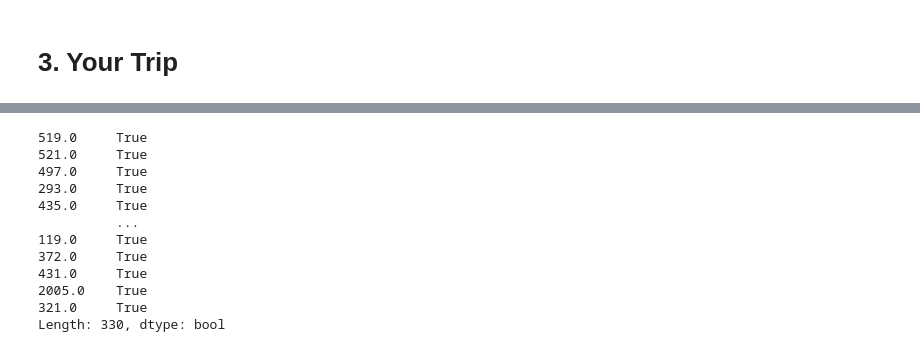
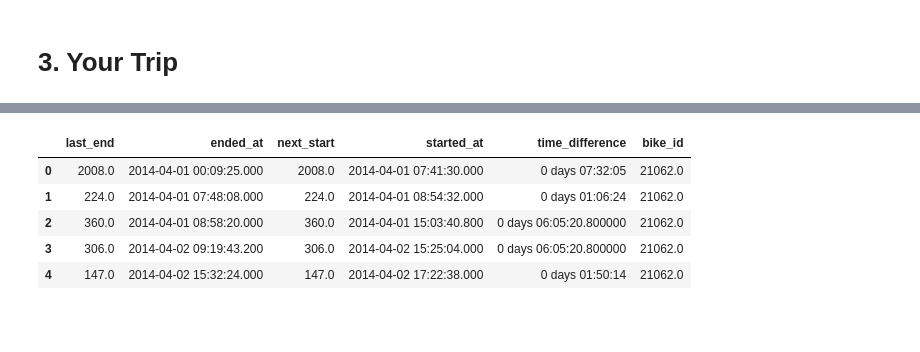
Before and after one commit to gerardrius/Final, a Jupyter notebook: main.ipynb, the cells around one changed output, grey strips where cells are left out. Drawn from its saved outputs; the diff is of its cells as text; code cells hidden in the pictures; blank space fills up the shorter version.

```diff
--- a/main.ipynb
+++ b/main.ipynb
@@ -166,4 +167,4 @@ ALL_TRIPS = cleaning.concat_all_bike_trips (april)
 # %%
 ALL_TRIPS.to_csv('data/all_trips.csv', index = False)
 # %%
-a=pd.read_csv('data/all_trips.csv')
+ALL_TRIPS = pd.read_csv('data/all_trips.csv')
@@ -188,15 +171,9 @@ import datetime
-# %%
-ALL_TRIPS.last_end.value_counts() == ALL_TRIPS.next_start.value_counts()
-# %% [output]
-519.0     True
-521.0     True
-497.0     True
-293.0     True
-435.0     True
-          ...
-119.0     True
-372.0     True
-431.0     True
-2005.0    True
-321.0     True
-Length: 330, dtype: bool
+# %%
+ALL_TRIPS.head()
+# %% [output]
+|  | last_end | ended_at | next_start | started_at | time_difference | bike_id |
+| 0 | 2008.0 | 2014-04-01 00:09:25.000 | 2008.0 | 2014-04-01 07:41:30.000 | 0 days 07:32:05 | 21062.0 |
+| 1 | 224.0 | 2014-04-01 07:48:08.000 | 224.0 | 2014-04-01 08:54:32.000 | 0 days 01:06:24 | 21062.0 |
+| 2 | 360.0 | 2014-04-01 08:58:20.000 | 360.0 | 2014-04-01 15:03:40.800 | 0 days 06:05:20.800000 | 21062.0 |
+| 3 | 306.0 | 2014-04-02 09:19:43.200 | 306.0 | 2014-04-02 15:25:04.000 | 0 days 06:05:20.800000 | 21062.0 |
+| 4 | 147.0 | 2014-04-02 15:32:24.000 | 147.0 | 2014-04-02 17:22:38.000 | 0 days 01:50:14 | 21062.0 |
```
Also changed, not shown: parts of 13 cells of this notebook, 2 other files.
